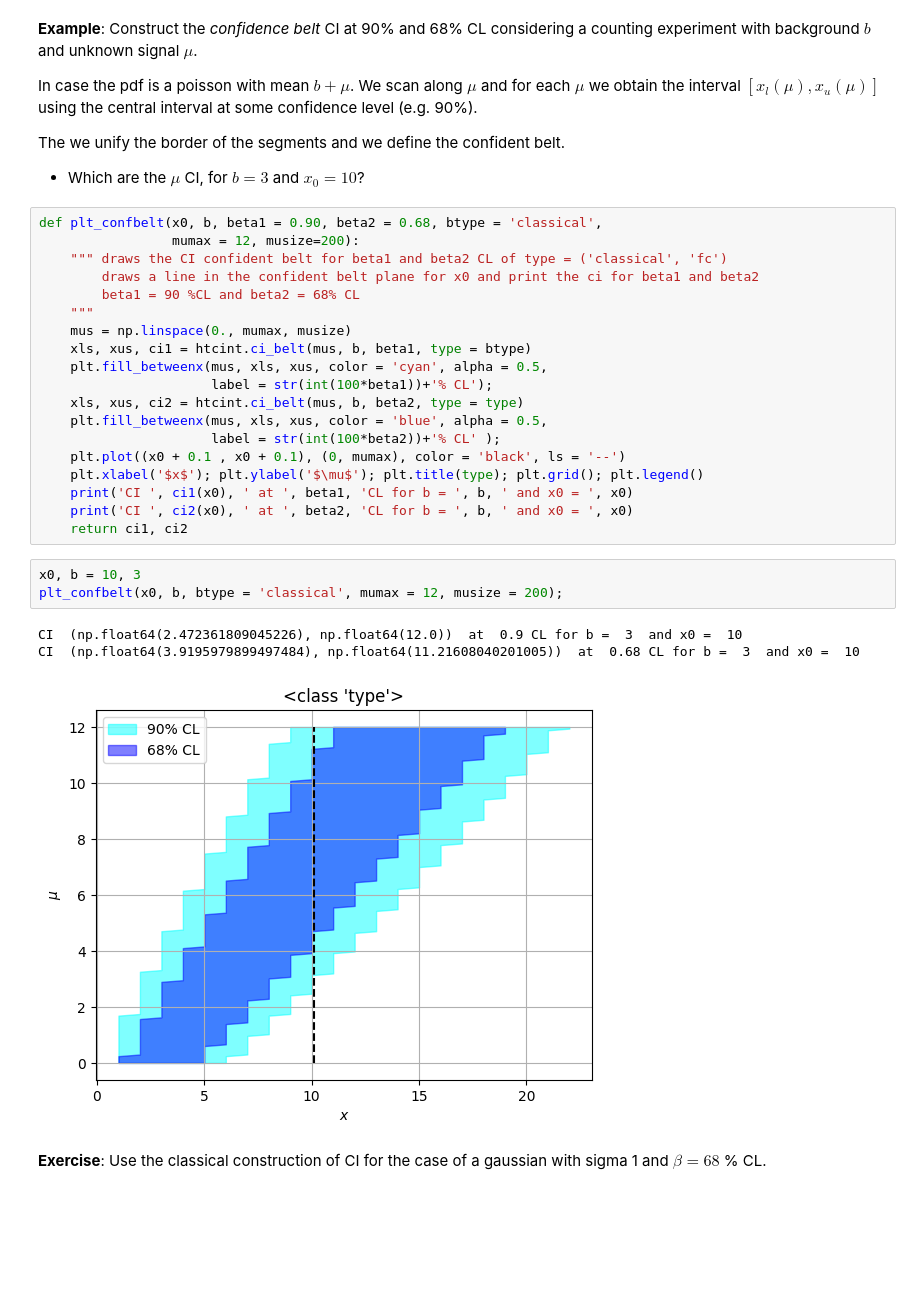
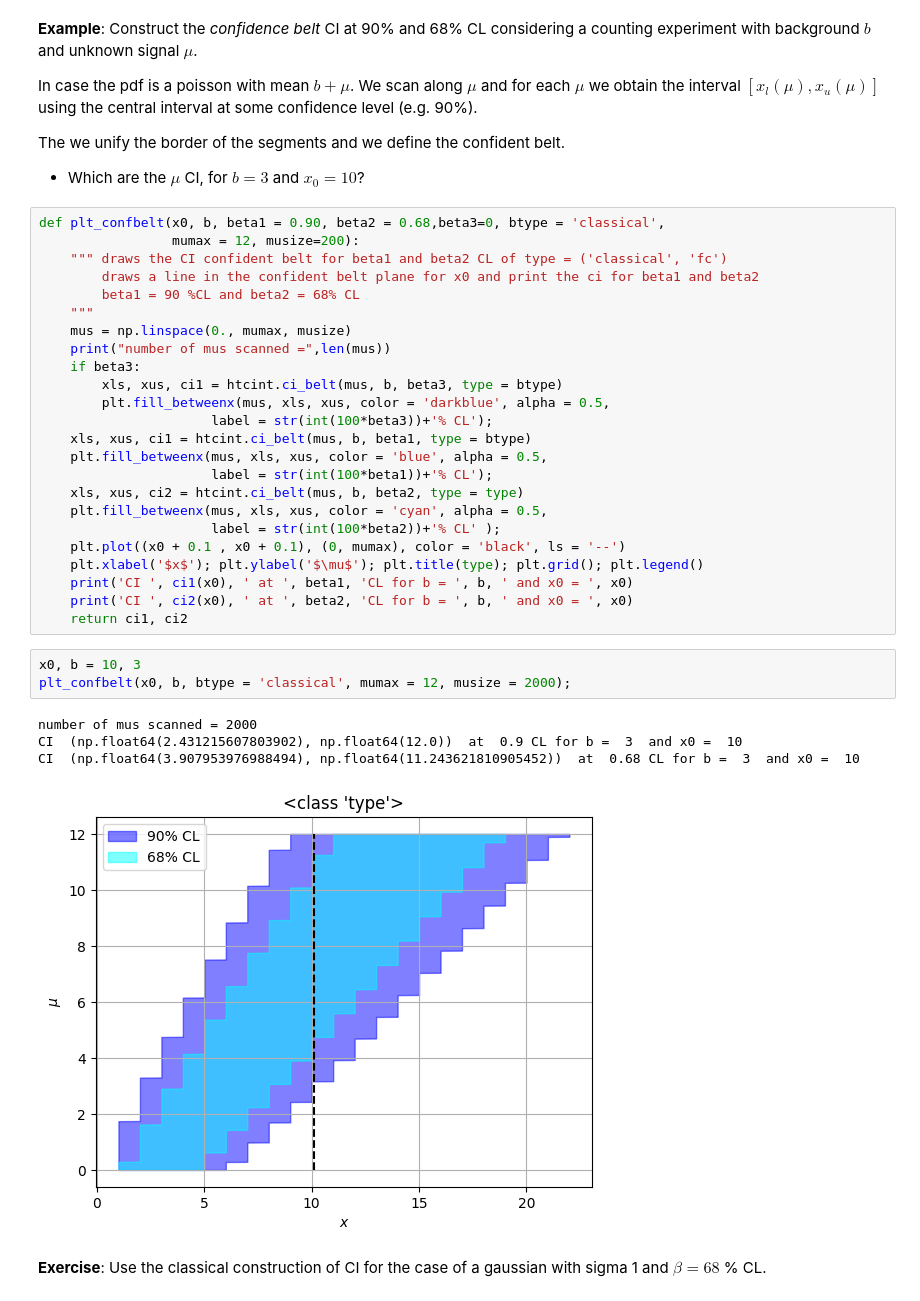
Before and after one commit to xabiercidvidal/USC-TA, a Jupyter notebook: ta_confidence_intervals.ipynb, the cells around one changed output. Drawn from its saved outputs; the diff is of its cells as text; blank space fills up the shorter version.

```diff
--- a/ta_confidence_intervals.ipynb
+++ b/ta_confidence_intervals.ipynb
@@ -176,18 +176,23 @@ The we unify the border of the segments and we define the confident belt.
 
 - Which are the $\mu$ CI, for $b=3$ and $x_0 = 10$?
 # %%
-def plt_confbelt(x0, b, beta1 = 0.90, beta2 = 0.68, btype = 'classical',
+def plt_confbelt(x0, b, beta1 = 0.90, beta2 = 0.68,beta3=0, btype = 'classical',
                  mumax = 12, musize=200):
     """ draws the CI confident belt for beta1 and beta2 CL of type = ('classical', 'fc')
         draws a line in the confident belt plane for x0 and print the ci for beta1 and beta2
         beta1 = 90 %CL and beta2 = 68% CL
     """
     mus = np.linspace(0., mumax, musize)
+    print("number of mus scanned =",len(mus))
+    if beta3:
+        xls, xus, ci1 = htcint.ci_belt(mus, b, beta3, type = btype)
+        plt.fill_betweenx(mus, xls, xus, color = 'darkblue', alpha = 0.5,
+                      label = str(int(100*beta3))+'% CL');
     xls, xus, ci1 = htcint.ci_belt(mus, b, beta1, type = btype)
-    plt.fill_betweenx(mus, xls, xus, color = 'cyan', alpha = 0.5,
+    plt.fill_betweenx(mus, xls, xus, color = 'blue', alpha = 0.5,
                       label = str(int(100*beta1))+'% CL');
     xls, xus, ci2 = htcint.ci_belt(mus, b, beta2, type = type)
-    plt.fill_betweenx(mus, xls, xus, color = 'blue', alpha = 0.5,
+    plt.fill_betweenx(mus, xls, xus, color = 'cyan', alpha = 0.5,
                       label = str(int(100*beta2))+'% CL' );
     plt.plot((x0 + 0.1 , x0 + 0.1), (0, mumax), color = 'black', ls = '--')
     plt.xlabel('$x$'); plt.ylabel('$\mu$'); plt.title(type); plt.grid(); plt.legend()
@@ -196,11 +201,12 @@ def plt_confbelt(x0, b, beta1 = 0.90, beta2 = 0.68, btype = 'classical',
     return ci1, ci2
 # %%
 x0, b = 10, 3
-plt_confbelt(x0, b, btype = 'classical', mumax = 12, musize = 200);
+plt_confbelt(x0, b, btype = 'classical', mumax = 12, musize = 2000);
 # %% [output]
-CI  (np.float64(2.472361809045226), np.float64(12.0))  at  0.9 CL for b =  3  and x0 =  10
-CI  (np.float64(3.9195979899497484), np.float64(11.21608040201005))  at  0.68 CL for b =  3  and x0 =  10
+number of mus scanned = 2000
+CI  (np.float64(2.431215607803902), np.float64(12.0))  at  0.9 CL for b =  3  and x0 =  10
+CI  (np.float64(3.907953976988494), np.float64(11.243621810905452))  at  0.68 CL for b =  3  and x0 =  10
-[figure, old version]
+[figure, new version]
 # %% [markdown]
 **Exercise**: Use the classical construction of CI for the case of a gaussian with sigma 1 and $\beta = 68$ % CL.
 # %% [markdown]
```
Also changed, not shown: parts of 24 cells of this notebook, 2 other files.
